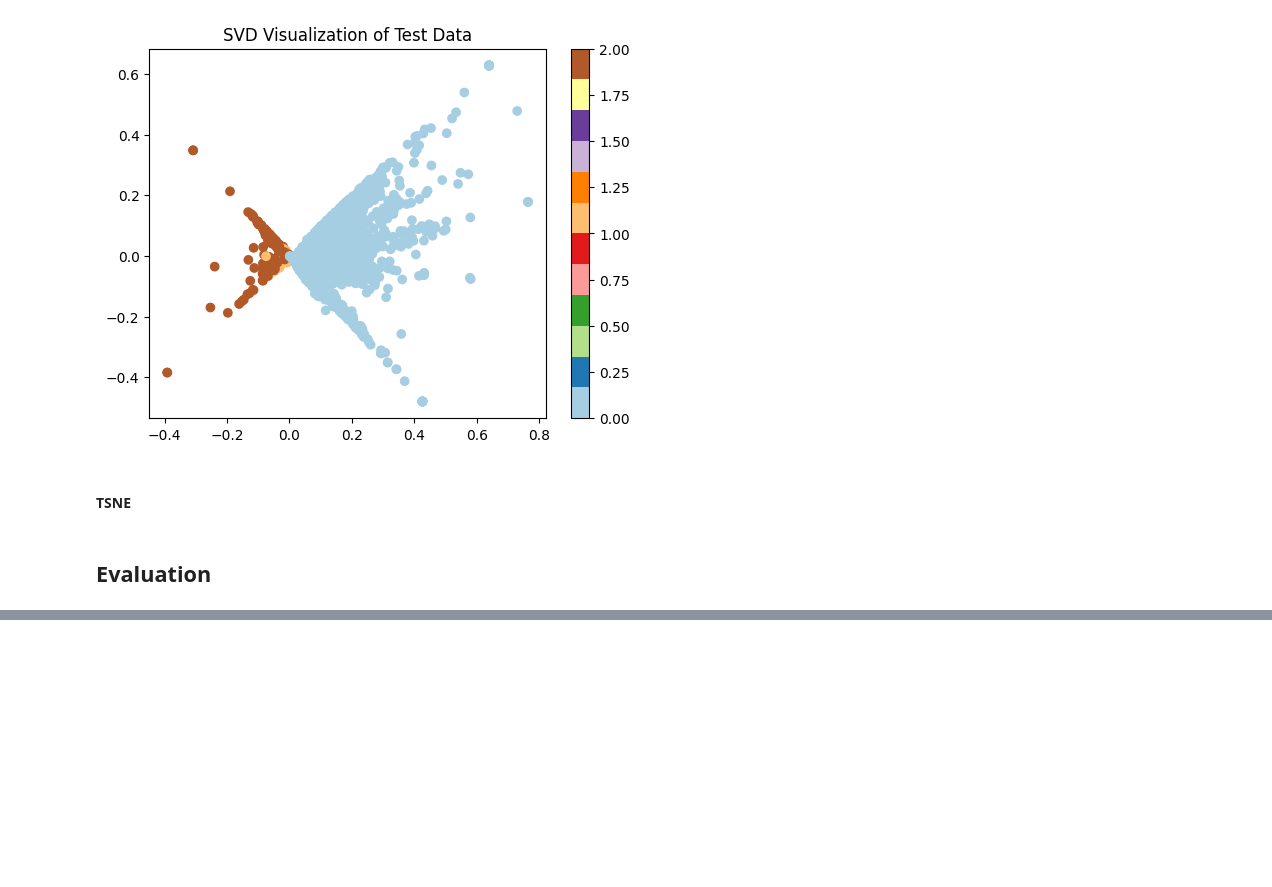
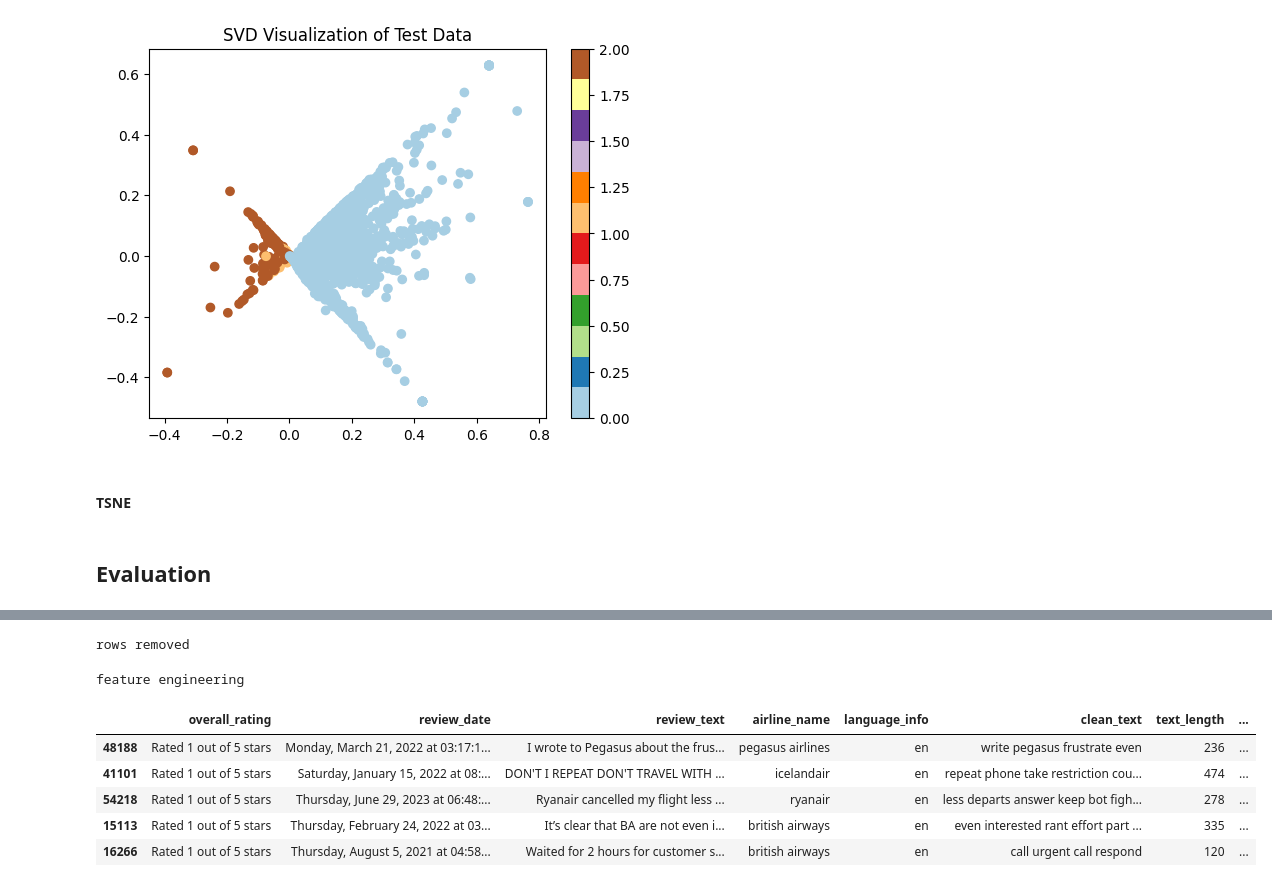
Before and after one commit to gangula-karthik/Altitude-Analytics, a Jupyter notebook: Modelling.ipynb, the cells around one changed output, grey strips where cells are left out. Drawn from its saved outputs; the diff is of its cells as text; code cells hidden in the pictures; blank space fills up the shorter version.

```diff
--- a/Modelling.ipynb
+++ b/Modelling.ipynb
@@ -693,0 +998,14 @@ weighted avg       0.98      0.85      0.90     14152
+# %%
+test_df = data_cleaning_pipeline.fit_transform(test_df)
+test_df['clean_text'] = text_preprocessing_pipeline.fit_transform(test_df['review_text'])
+processed_df = feature_generation_pipeline.fit_transform(test_df)
+processed_df.head()
+# %% [output]
+rows removed
+feature engineering
+|  | overall_rating | review_date | review_text | airline_name | language_info | clean_text | text_length | ... |
+| 48188 | Rated 1 out of 5 stars | Monday, March 21, 2022 at 03:17:1... | I wrote to Pegasus about the frus... | pegasus airlines | en | write pegasus frustrate even | 236 | ... |
+| 41101 | Rated 1 out of 5 stars | Saturday, January 15, 2022 at 08:... | DON'T I REPEAT DON'T TRAVEL WITH ... | icelandair | en | repeat phone take restriction cou... | 474 | ... |
+| 54218 | Rated 1 out of 5 stars | Thursday, June 29, 2023 at 06:48:... | Ryanair cancelled my flight less ... | ryanair | en | less departs answer keep bot figh... | 278 | ... |
+| 15113 | Rated 1 out of 5 stars | Thursday, February 24, 2022 at 03... | It’s clear that BA are not even i... | british airways | en | even interested rant effort part ... | 335 | ... |
+| 16266 | Rated 1 out of 5 stars | Thursday, August 5, 2021 at 04:58... | Waited for 2 hours for customer s... | british airways | en | call urgent call respond | 120 | ... |
```
Also changed, not shown: parts of 16 cells of this notebook, 4 other files.
